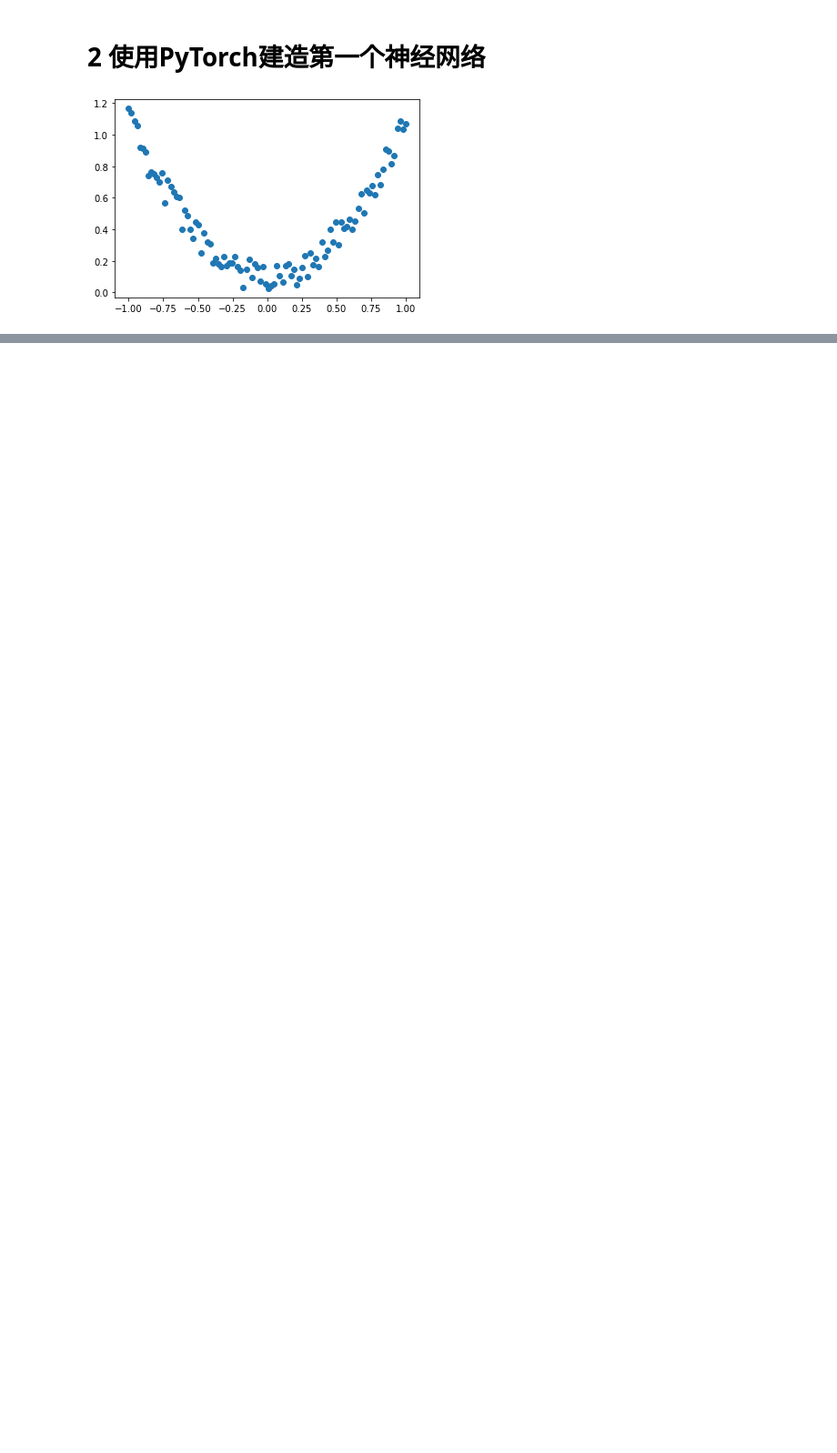
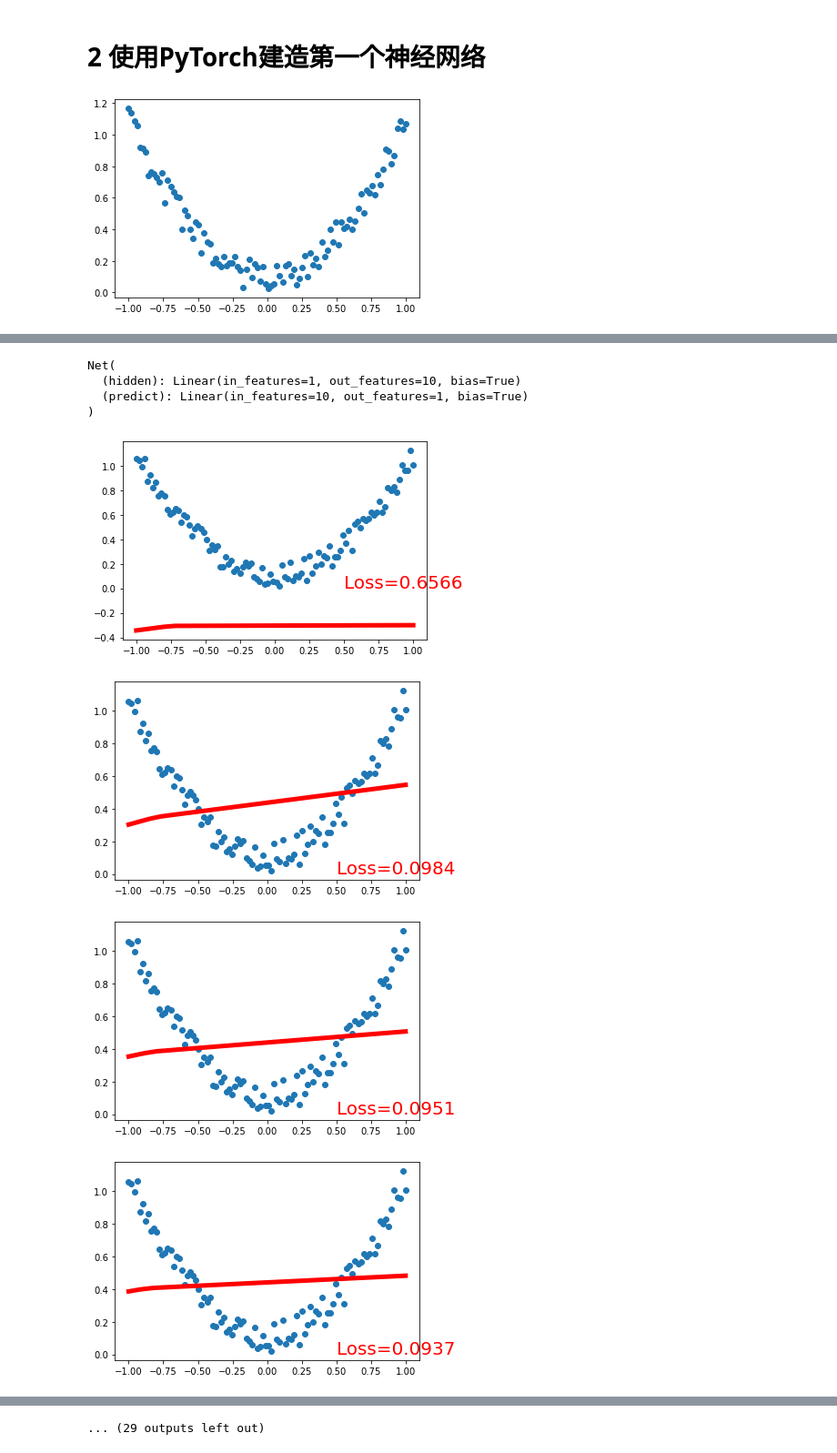
Before and after one commit to timemeansalot/python, a Jupyter notebook: machine_learning/pytorch.ipynb, the cells around one changed output, grey strips where cells are left out. Shown at 91% size. Saved outputs shown, nothing was run; the diff lists cells and outputs as text; code cells hidden in the pictures; blank space fills up the shorter version.

Commit message:
regression

```diff
--- a/machine_learning/pytorch.ipynb
+++ b/machine_learning/pytorch.ipynb
@@ -129,0 +157,73 @@ plt.show()
+# %%
+"""
+View more, visit my tutorial page: https://mofanpy.com/tutorials/
+My Youtube Channel: https://www.youtube.com/user/MorvanZhou
+
+Dependencies:
+torch: 0.4
+matplotlib
+"""
+import torch
+import torch.nn.functional as F
+import matplotlib.pyplot as plt
+
+# torch.manual_seed(1)    # reproducible
+
+x = torch.unsqueeze(torch.linspace(-1, 1, 100), dim=1)  # x data (tensor), shape=(100, 1)
+y = x.pow(2) + 0.2*torch.rand(x.size())                 # noisy y data (tensor), shape=(100, 1)
+
+# torch can only train on Variable, so convert them to Variable
+# The code below is deprecated in Pytorch 0.4. Now, autograd directly supports tensors
+# x, y = Variable(x), Variable(y)
+
+# plt.scatter(x.data.numpy(), y.data.numpy())
+# plt.show()
+
+
+class Net(torch.nn.Module):
+    def __init__(self, n_feature, n_hidden, n_output):
+        super(Net, self).__init__()
+        self.hidden = torch.nn.Linear(n_feature, n_hidden)   # hidden layer
+        self.predict = torch.nn.Linear(n_hidden, n_output)   # output layer
+
+    def forward(self, x):
+        x = F.relu(self.hidden(x))      # activation function for hidden layer
+        x = self.predict(x)             # linear output
+        return x
+
+net = Net(n_feature=1, n_hidden=10, n_output=1)     # define the network
+print(net)  # net architecture
+
+optimizer = torch.optim.SGD(net.parameters(), lr=0.2)
+loss_func = torch.nn.MSELoss()  # this is for regression mean squared loss
+
+plt.ion()   # something about plotting
+
+for t in range(200):
+    prediction = net(x)     # input x and predict based on x
+
+    loss = loss_func(prediction, y)     # must be (1. nn output, 2. target)
+
+    optimizer.zero_grad()   # clear gradients for next train
+    loss.backward()         # backpropagation, compute gradients
+    optimizer.step()        # apply gradients
+
+    if t % 5 == 0:
+        # plot and show learning process
+        plt.cla()
+        plt.scatter(x.data.numpy(), y.data.numpy())
+        plt.plot(x.data.numpy(), prediction.data.numpy(), 'r-', lw=5)
+        plt.text(0.5, 0, 'Loss=%.4f' % loss.data.numpy(), fontdict={'size': 20, 'color':  'red'})
+        plt.pause(0.1)
+
+plt.ioff()
+plt.show()
+# %% [output]
+Net(
+  (hidden): Linear(in_features=1, out_features=10, bias=True)
+  (predict): Linear(in_features=10, out_features=1, bias=True)
+)
+[figure, added]
+[figure, added]
+[figure, added]
+[figure, added]
@@ -129,0 +237 @@ plt.show()
+... (29 outputs left out)
```
Also changed, not shown: parts of 2 cells of this notebook.
